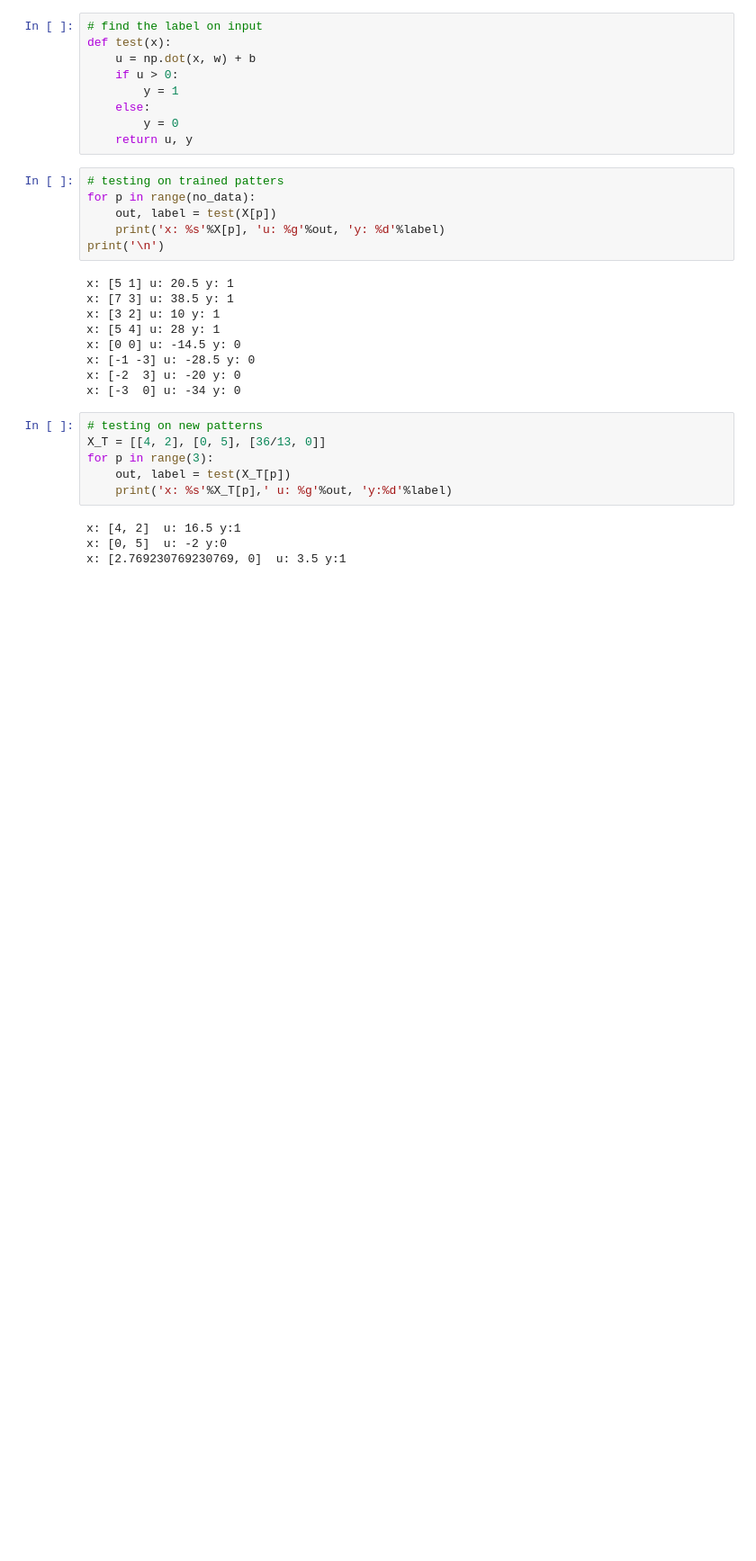
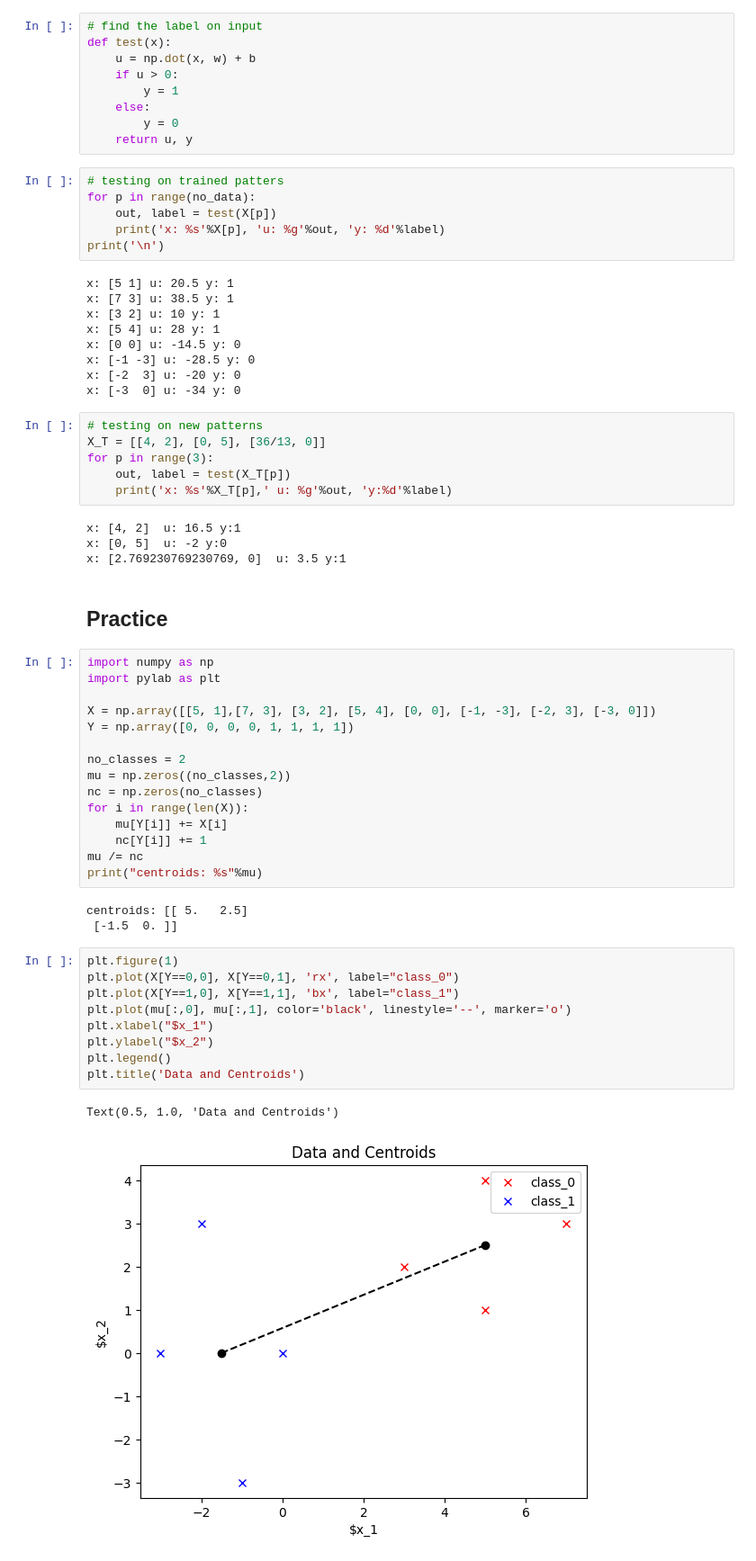
Before and after one commit to woonyee28/SC4001-Neural-Network-and-Deep-Learning, a Jupyter notebook: 2 - Regression and classification/t2q2.ipynb, the cells around one changed output. Shown: that part at 90% size. Saved outputs shown, nothing was run; the diff lists cells and outputs as text; blank space fills up the shorter version.

```diff
--- a/2 - Regression and classification/t2q2.ipynb
+++ b/2 - Regression and classification/t2q2.ipynb
@@ -97,3 +97,35 @@ for p in range(3):
 x: [4, 2]  u: 16.5 y:1
 x: [0, 5]  u: -2 y:0
 x: [2.769230769230769, 0]  u: 3.5 y:1
+# %% [markdown]
+## Practice
+# %%
+import numpy as np
+import pylab as plt
+
+X = np.array([[5, 1],[7, 3], [3, 2], [5, 4], [0, 0], [-1, -3], [-2, 3], [-3, 0]])
+Y = np.array([0, 0, 0, 0, 1, 1, 1, 1])
+
+no_classes = 2
+mu = np.zeros((no_classes,2))
+nc = np.zeros(no_classes)
+for i in range(len(X)):
+    mu[Y[i]] += X[i]
+    nc[Y[i]] += 1
+mu /= nc
+print("centroids: %s"%mu)
+# %% [output]
+centroids: [[ 5.   2.5]
+ [-1.5  0. ]]
+# %%
+plt.figure(1)
+plt.plot(X[Y==0,0], X[Y==0,1], 'rx', label="class_0")
+plt.plot(X[Y==1,0], X[Y==1,1], 'bx', label="class_1")
+plt.plot(mu[:,0], mu[:,1], color='black', linestyle='--', marker='o')
+plt.xlabel("$x_1")
+plt.ylabel("$x_2")
+plt.legend()
+plt.title('Data and Centroids')
+# %% [output]
+Text(0.5, 1.0, 'Data and Centroids')
+[figure, added]
```
Also changed, not shown: parts of 3 cells of this notebook.
